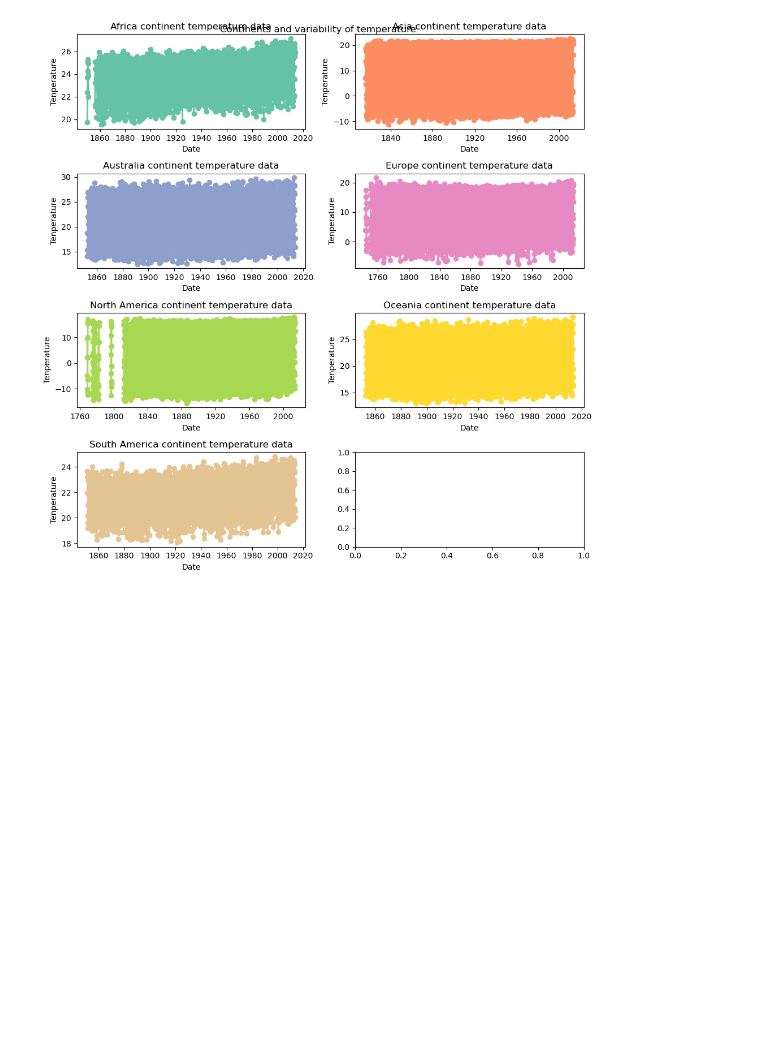
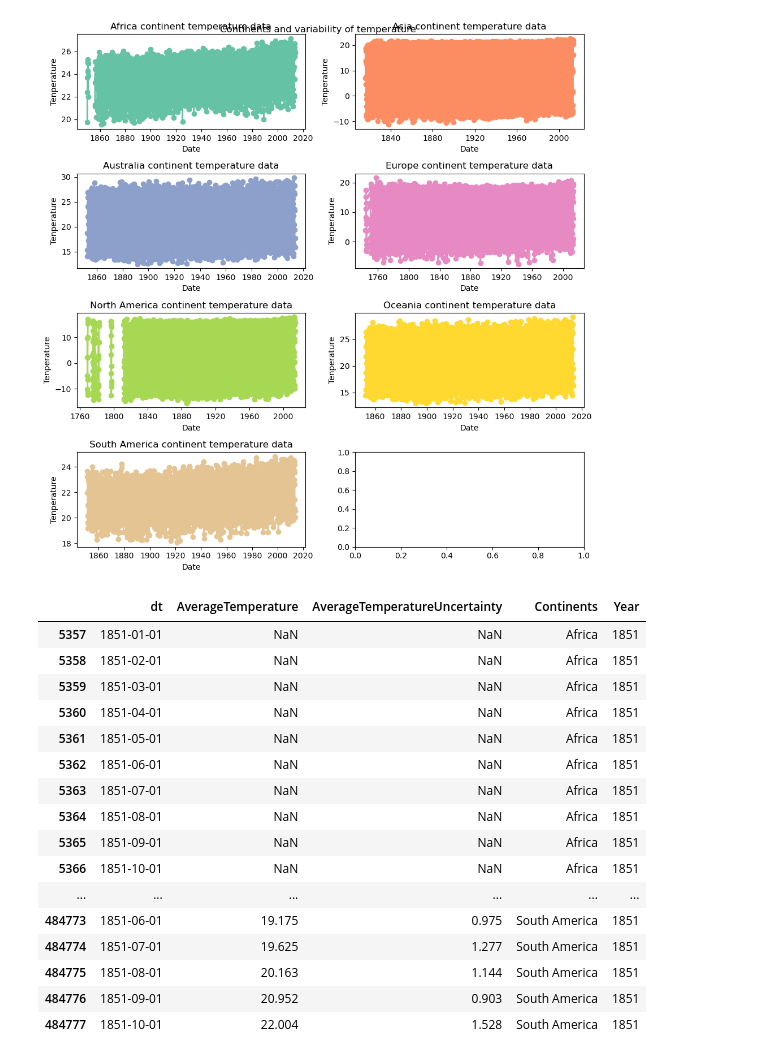
Before and after one commit to MalikTheHacker/climate_change, a Jupyter notebook: notebooka779c08a8f.ipynb, the cells around one changed output. Saved outputs shown, nothing was run; the diff lists cells and outputs as text; code cells hidden in the pictures; blank space fills up the shorter version.

Commit message:
created a continents_df_YEAR for plotting by Year

```diff
--- a/notebooka779c08a8f.ipynb
+++ b/notebooka779c08a8f.ipynb
@@ -142,4 +142,26 @@ plt.show()
 [figure]
 # %%
 # this seems to have so many datapoints,
-# it is too cluttered we are going to get the monthly avg temperature and see if that is better
+# it is too cluttered we are going to get the yearly avg temperature and see if that is better
+
+continents_df.loc[:,"Year"] = continents_df["dt"].dt.to_period("Y")
+# %%
+continents_df[continents_df["dt"].between("1851-01-01", "1851-10-01")]
+# %% [output]
+|  | dt | AverageTemperature | AverageTemperatureUncertainty | Continents | Year |
+| 5357 | 1851-01-01 | NaN | NaN | Africa | 1851 |
+| 5358 | 1851-02-01 | NaN | NaN | Africa | 1851 |
+| 5359 | 1851-03-01 | NaN | NaN | Africa | 1851 |
+| 5360 | 1851-04-01 | NaN | NaN | Africa | 1851 |
+| 5361 | 1851-05-01 | NaN | NaN | Africa | 1851 |
+| 5362 | 1851-06-01 | NaN | NaN | Africa | 1851 |
+| 5363 | 1851-07-01 | NaN | NaN | Africa | 1851 |
+| 5364 | 1851-08-01 | NaN | NaN | Africa | 1851 |
+| 5365 | 1851-09-01 | NaN | NaN | Africa | 1851 |
+| 5366 | 1851-10-01 | NaN | NaN | Africa | 1851 |
+| ... | ... | ... | ... | ... | ... |
+| 484773 | 1851-06-01 | 19.175 | 0.975 | South America | 1851 |
+| 484774 | 1851-07-01 | 19.625 | 1.277 | South America | 1851 |
+| 484775 | 1851-08-01 | 20.163 | 1.144 | South America | 1851 |
+| 484776 | 1851-09-01 | 20.952 | 0.903 | South America | 1851 |
+| 484777 | 1851-10-01 | 22.004 | 1.528 | South America | 1851 |
```
Also changed, not shown: parts of 3 cells of this notebook, 2 other files.
